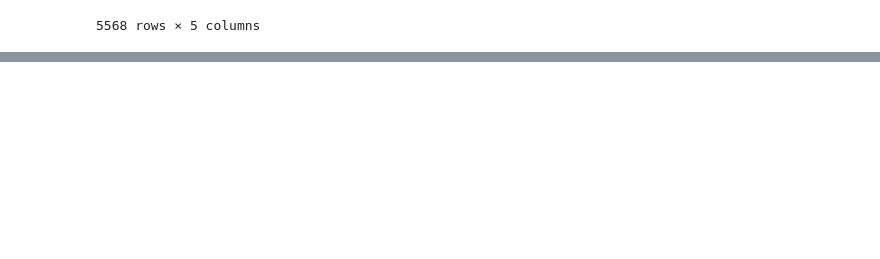
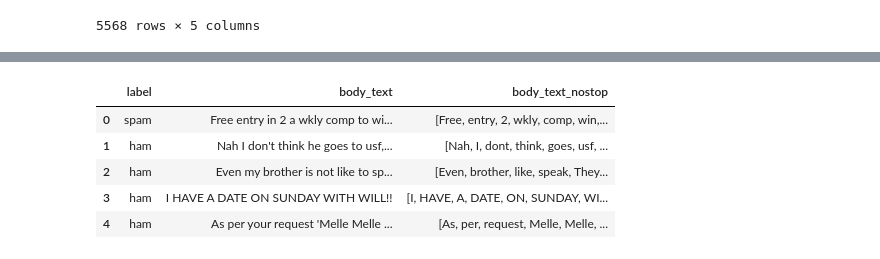
Before and after one commit to allaccountstaken/nlp_with_nltk, a Jupyter notebook: nlp_pipeline.ipynb, the cells around one changed output, grey strips where cells are left out. Saved outputs shown, nothing was run; the diff lists cells and outputs as text; code cells hidden in the pictures; blank space fills up the shorter version.

```diff
--- a/nlp_pipeline.ipynb
+++ b/nlp_pipeline.ipynb
@@ -377,0 +412,5 @@ data
+# %%
+import pandas as pd
+import re
+import string
+pd.set_option('display.max_colwidth', 100)
@@ -377,0 +486,10 @@ data
+# %%
+data['body_text_nostop'] = data['body_text'].apply(lambda x: clean_text(x))
+data.head()
+# %% [output]
+|  | label | body_text | body_text_nostop |
+| 0 | spam | Free entry in 2 a wkly comp to wi... | [Free, entry, 2, wkly, comp, win,... |
+| 1 | ham | Nah I don't think he goes to usf,... | [Nah, I, dont, think, goes, usf, ... |
+| 2 | ham | Even my brother is not like to sp... | [Even, brother, like, speak, They... |
+| 3 | ham | I HAVE A DATE ON SUNDAY WITH WILL!! | [I, HAVE, A, DATE, ON, SUNDAY, WI... |
+| 4 | ham | As per your request 'Melle Melle ... | [As, per, request, Melle, Melle, ... |
```
Also changed, not shown: parts of 14 cells of this notebook, 1 other file.
